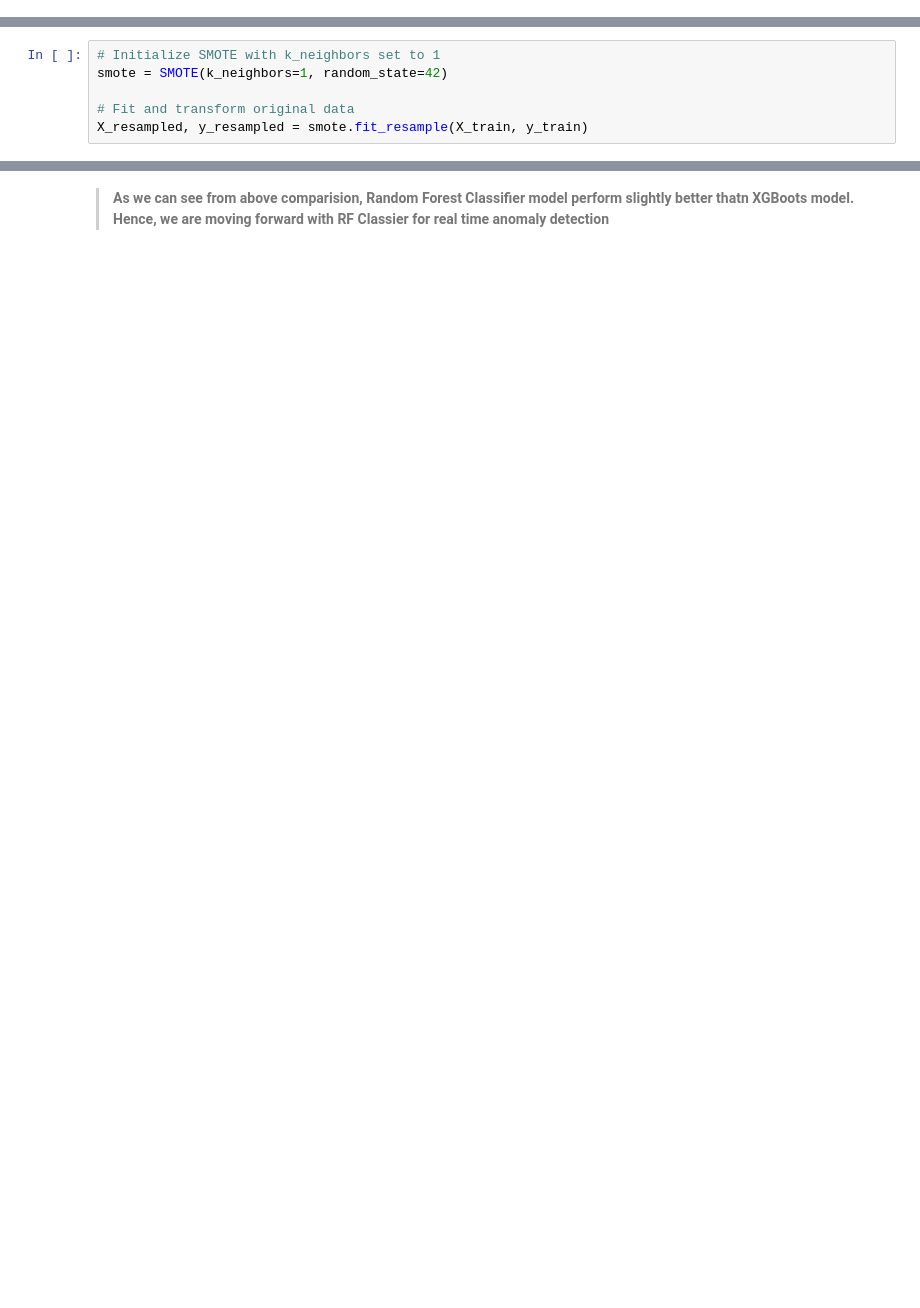
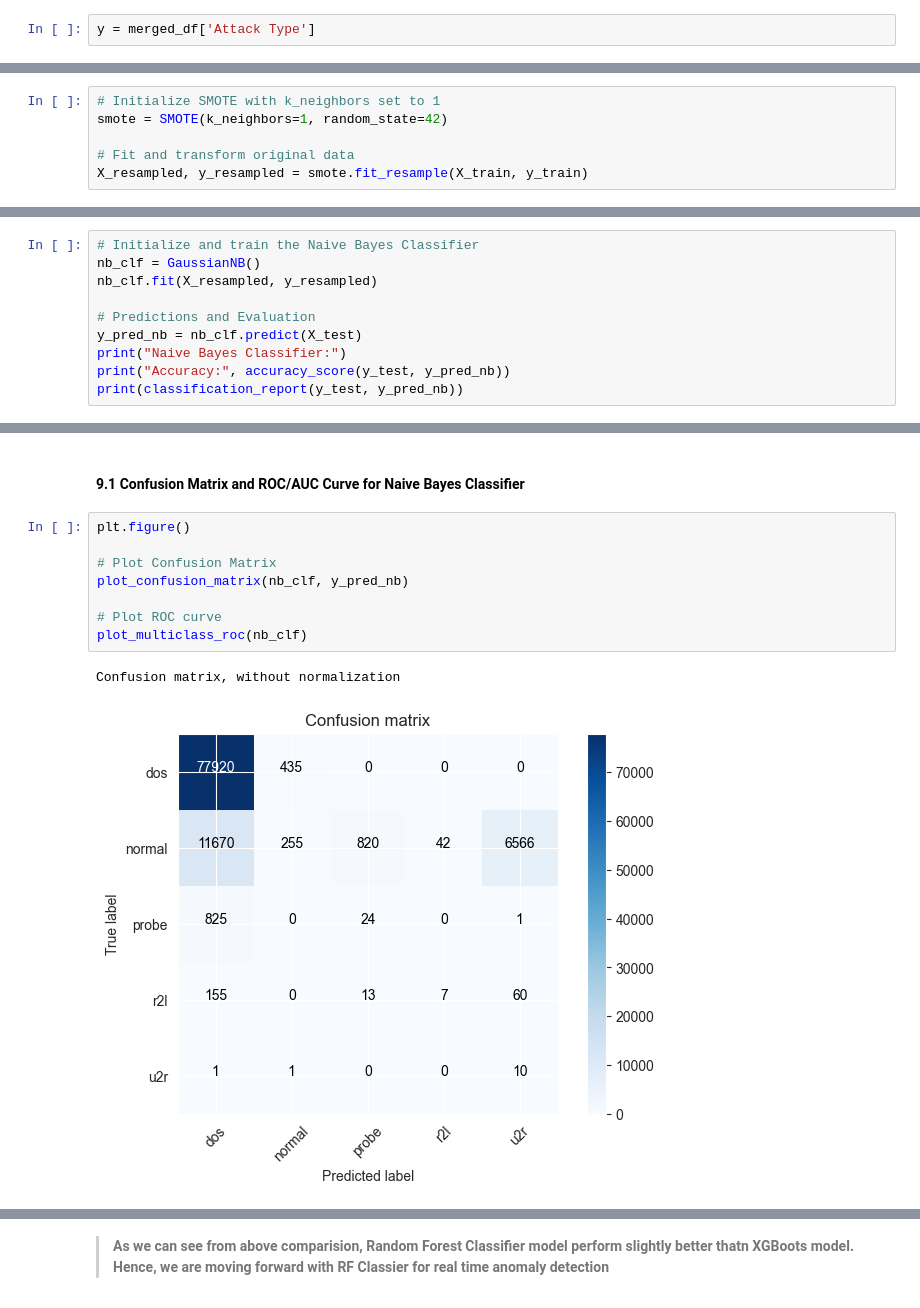
Before and after one commit to akashmanujaya/Dynamic-Graph-Embeddings-for-Real-Time-Anomaly-Detection-in-Network-Traffic, a Jupyter notebook: end-to-end-anomaly-detection.ipynb, the cells around one changed output, grey strips where cells are left out. Drawn from its saved outputs; the diff is of its cells as text; blank space fills up the shorter version.

```diff
--- a/end-to-end-anomaly-detection.ipynb
+++ b/end-to-end-anomaly-detection.ipynb
@@ -603,0 +658,2 @@ buffer_overflow.       1.00      0.56      0.71         9
+# %%
+y = merged_df['Attack Type']
@@ -958,0 +837,10 @@ To summarize, turning your Random Forest model into a real-time anomaly detectio
+# %%
+# Initialize and train the Naive Bayes Classifier
+nb_clf = GaussianNB()
+nb_clf.fit(X_resampled, y_resampled)
+
+# Predictions and Evaluation
+y_pred_nb = nb_clf.predict(X_test)
+print("Naive Bayes Classifier:")
+print("Accuracy:", accuracy_score(y_test, y_pred_nb))
+print(classification_report(y_test, y_pred_nb))
@@ -958,0 +861,13 @@ To summarize, turning your Random Forest model into a real-time anomaly detectio
+# %% [markdown]
+#### 9.1 Confusion Matrix and ROC/AUC Curve for Naive Bayes Classifier
+# %%
+plt.figure()
+
+# Plot Confusion Matrix
+plot_confusion_matrix(nb_clf, y_pred_nb)
+
+# Plot ROC curve
+plot_multiclass_roc(nb_clf)
+# %% [output]
+Confusion matrix, without normalization
+[figure, added]
```
Also changed, not shown: parts of 79 cells of this notebook, 48 other files.
